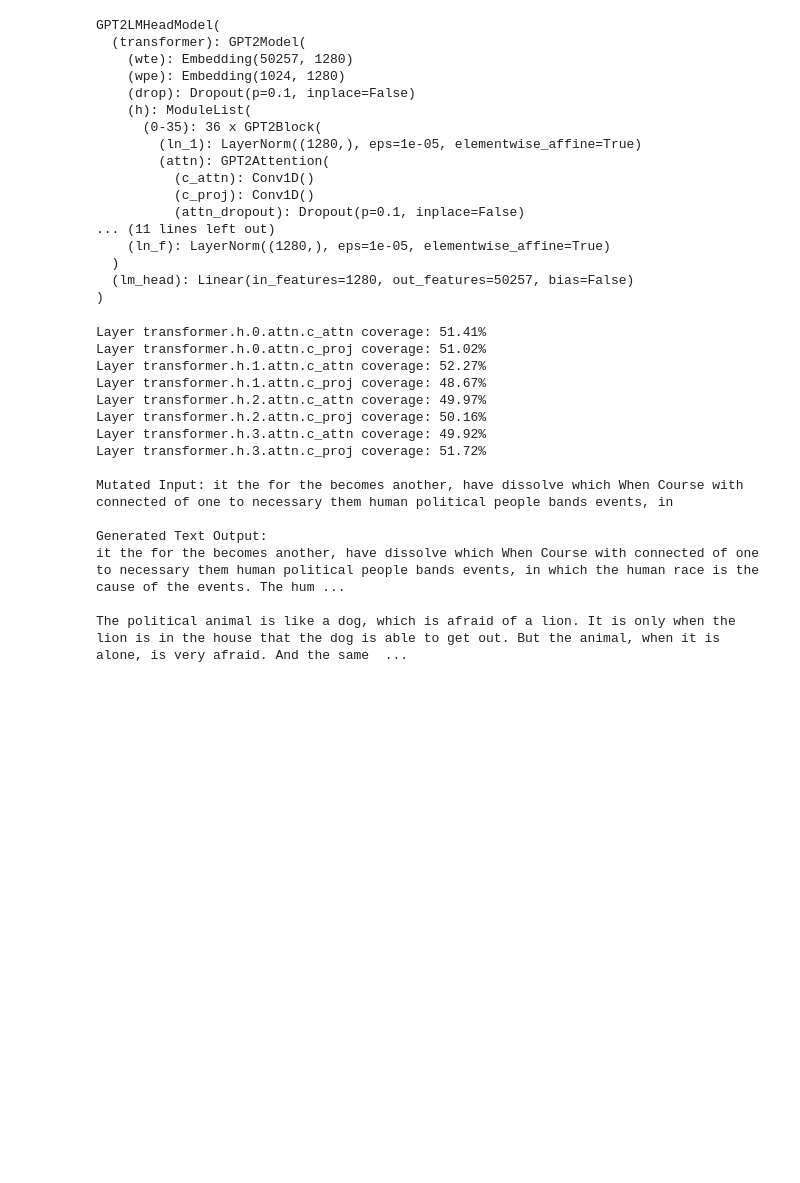
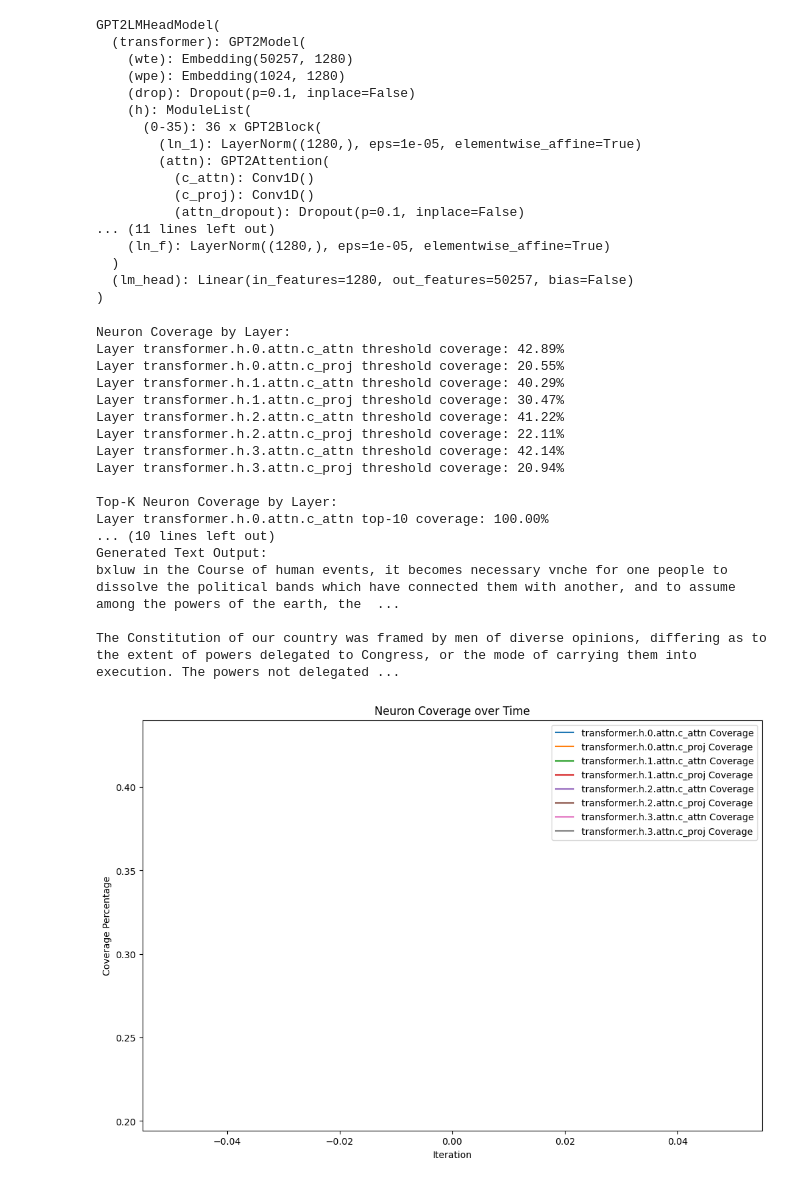
Before and after one commit to FuzzyNum/FuzzTestingGPT, a Jupyter notebook: gpt_model.ipynb, the cells around one changed output. Drawn from its saved outputs; the diff is of its cells as text; code cells hidden in the pictures; blank space fills up the shorter version.

```diff
--- a/gpt_model.ipynb
+++ b/gpt_model.ipynb
@@ -152,37 +211,50 @@ class NeuronCoverage:
 coverage_tracker = NeuronCoverage(model,tokenizer)
 coverage_tracker.register_hooks()
 # %%
+# Define the input text
+input_text = "When in the Course of human events, it becomes necessary for one people "
 
-# Compute neuron coverage
-input_text = "When in the Course of human events, it becomes necessary for one people to dissolve the political bands which have connected them with another, "
+# Run coverage analysis with mutations applied
+coverage, top_k_coverage, output_text, mutated_text = coverage_tracker.run_coverage_analysis(input_text, apply_mutations=True)
 
-# Run with mutations applied
-coverage, output_text, text = coverage_tracker.run_coverage_analysis(input_text, apply_mutations=True)
+# Print neuron coverage for each layer
+print("Neuron Coverage by Layer:")
+for layer, cov in coverage.items():
+    print(f"Layer {layer} threshold coverage: {cov:.2%}")
 
-for layer, cov in coverage.items():
-    print(f"Layer {layer} coverage: {cov:.2%}")
+# Print top-K neuron coverage for each layer
+print("\nTop-K Neuron Coverage by Layer:")
+for layer, top_k_cov in top_k_coverage.items():
+    print(f"Layer {layer} top-{coverage_tracker.top_k} coverage: {top_k_cov:.2%}")
 
-print(f"\nMutated Input: {text}")
+# Display mutated input and generated text output
+print(f"\nMutated Input: {mutated_text}")
 print("\nGenerated Text Output:")
 print(output_text)
 
+# Visualize neuron coverage history over multiple iterations
+coverage_tracker.visualize_coverage()
 
+# Remove hooks to clean up
 coverage_tracker.remove_hooks()
 # %% [output]
-Layer transformer.h.0.attn.c_attn coverage: 51.41%
-Layer transformer.h.0.attn.c_proj coverage: 51.02%
-Layer transformer.h.1.attn.c_attn coverage: 52.27%
-Layer transformer.h.1.attn.c_proj coverage: 48.67%
-Layer transformer.h.2.attn.c_attn coverage: 49.97%
-Layer transformer.h.2.attn.c_proj coverage: 50.16%
-Layer transformer.h.3.attn.c_attn coverage: 49.92%
-Layer transformer.h.3.attn.c_proj coverage: 51.72%
+Neuron Coverage by Layer:
+Layer transformer.h.0.attn.c_attn threshold coverage: 42.89%
+Layer transformer.h.0.attn.c_proj threshold coverage: 20.55%
+Layer transformer.h.1.attn.c_attn threshold coverage: 40.29%
+Layer transformer.h.1.attn.c_proj threshold coverage: 30.47%
+Layer transformer.h.2.attn.c_attn threshold coverage: 41.22%
+Layer transformer.h.2.attn.c_proj threshold coverage: 22.11%
+Layer transformer.h.3.attn.c_attn threshold coverage: 42.14%
+Layer transformer.h.3.attn.c_proj threshold coverage: 20.94%
 
-Mutated Input: it the for the becomes another, have dissolve which When Course with connected of one to necessary them human political people bands events, in
+Top-K Neuron Coverage by Layer:
+Layer transformer.h.0.attn.c_attn top-10 coverage: 100.00%
+... (10 lines left out)
+Generated Text Output:
+bxluw in the Course of human events, it becomes necessary vnche for one people to dissolve the political bands which have connected them with another, and to assume among the powers of the earth, the  ...
 
-Generated Text Output:
-it the for the becomes another, have dissolve which When Course with connected of one to necessary them human political people bands events, in which the human race is the cause of the events. The hum ...
-
-The political animal is like a dog, which is afraid of a lion. It is only when the lion is in the house that the dog is able to get out. But the animal, when it is alone, is very afraid. And the same  ...
+The Constitution of our country was framed by men of diverse opinions, differing as to the extent of powers delegated to Congress, or the mode of carrying them into execution. The powers not delegated ...
+[figure, added]
 # %%
 coverage_tracker.remove_hooks()
```
Also changed, not shown: parts of 2 cells of this notebook.
